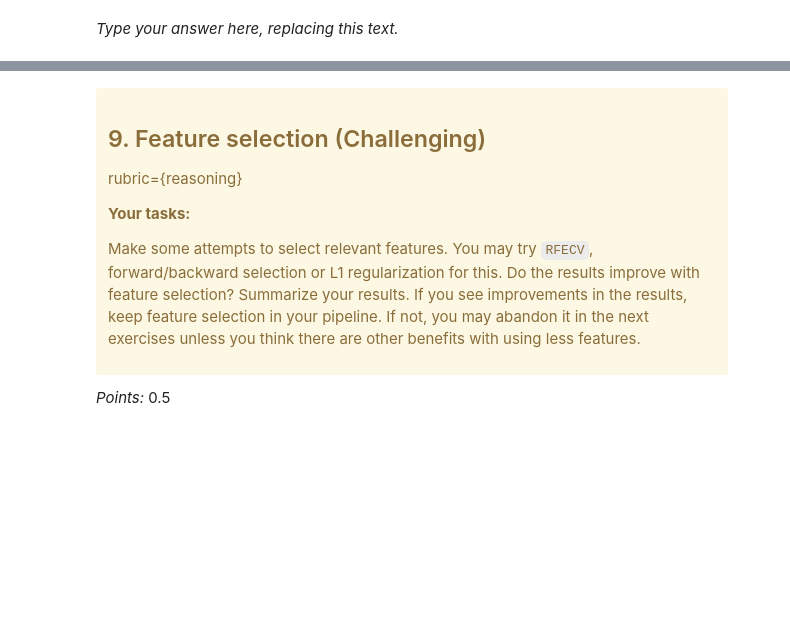
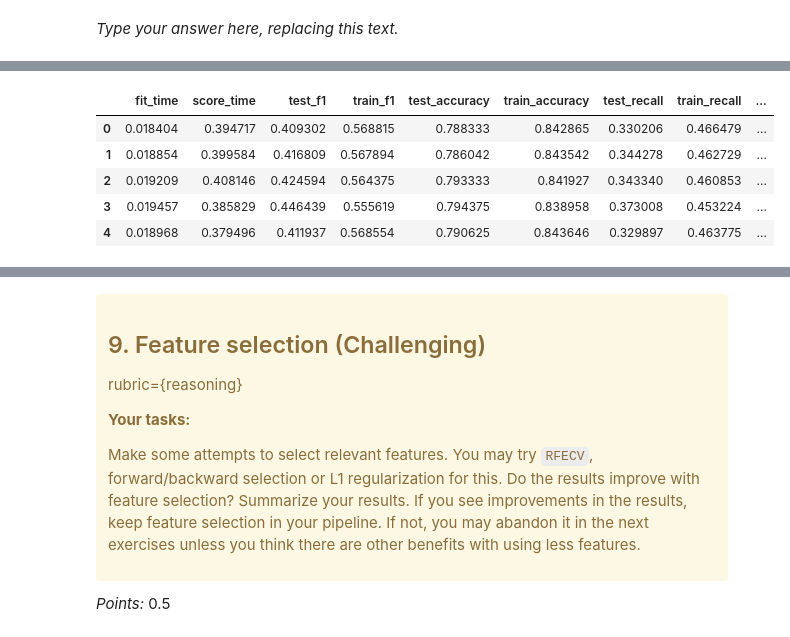
Before and after one commit to UBC-MDS/DSCI_573-Lab_4, a Jupyter notebook: lab4.ipynb, the cells around one changed output, grey strips where cells are left out. Saved outputs shown, nothing was run; the diff lists cells and outputs as text; code cells hidden in the pictures; blank space fills up the shorter version.

```diff
--- a/lab4.ipynb
+++ b/lab4.ipynb
@@ -558,0 +567,12 @@ Ellipsis
+# %%
+# K-Nearest Neighbors Classifier
+
+knn_model = make_pipeline(preprocessor, KNeighborsClassifier())
+pd.DataFrame(cross_validate(knn_model, X_train, y_train, n_jobs=-1, scoring=my_scoring, return_train_score=True))
+# %% [output]
+|  | fit_time | score_time | test_f1 | train_f1 | test_accuracy | train_accuracy | test_recall | train_recall | ... |
+| 0 | 0.018404 | 0.394717 | 0.409302 | 0.568815 | 0.788333 | 0.842865 | 0.330206 | 0.466479 | ... |
+| 1 | 0.018854 | 0.399584 | 0.416809 | 0.567894 | 0.786042 | 0.843542 | 0.344278 | 0.462729 | ... |
+| 2 | 0.019209 | 0.408146 | 0.424594 | 0.564375 | 0.793333 | 0.841927 | 0.343340 | 0.460853 | ... |
+| 3 | 0.019457 | 0.385829 | 0.446439 | 0.555619 | 0.794375 | 0.838958 | 0.373008 | 0.453224 | ... |
+| 4 | 0.018968 | 0.379496 | 0.411937 | 0.568554 | 0.790625 | 0.843646 | 0.329897 | 0.463775 | ... |
```
Also changed, not shown: parts of 23 cells of this notebook, 1 other file.
